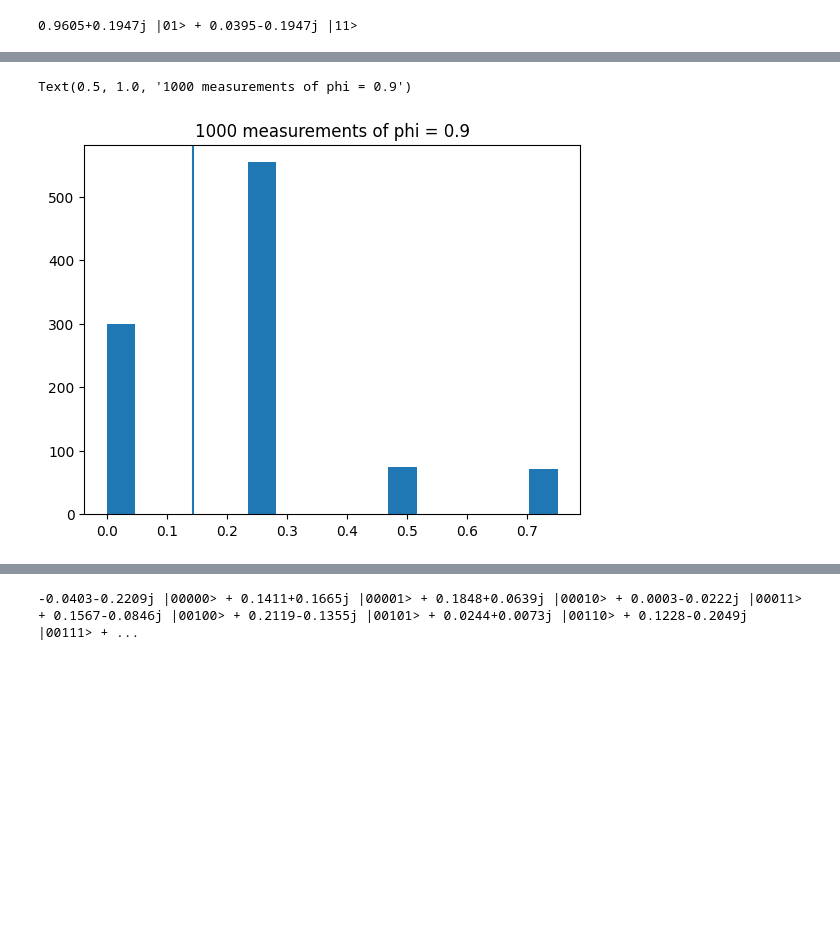
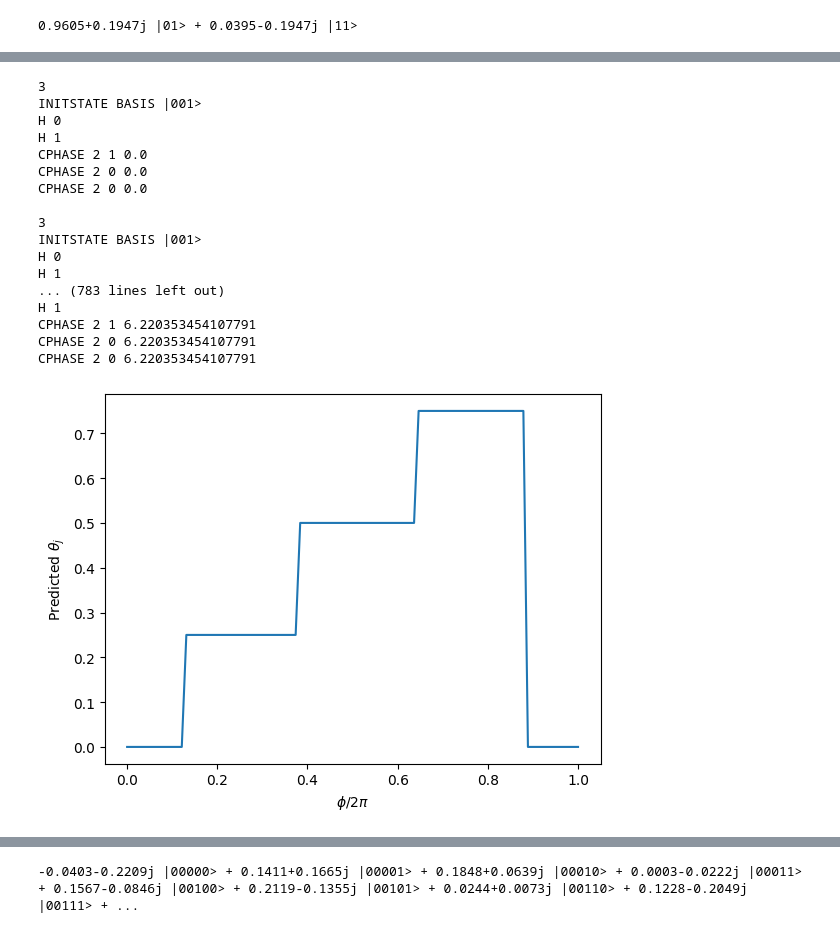
Before and after one commit to Goldartfrog/ComputationalPhysics, a Jupyter notebook: Project 1/qubits.ipynb, the cells around one changed output, grey strips where cells are left out. Drawn from its saved outputs; the diff is of its cells as text; code cells hidden in the pictures; blank space fills up the shorter version.

```diff
--- a/Project 1/qubits.ipynb
+++ b/Project 1/qubits.ipynb
@@ -401,6 +438,10 @@ def Precompile(input):
             output += Swap(a[1], a[2])
         if (a[0] == "REVERSE"):
             output += Reverse(int(a[1]), int(a[2]))
+        if (a[0] == "CxyModN"):
+            output += i + "\n"
+        if (a[0] == "xyModN"):
+            output += i + "\n"
     return output
 # %%
 # Functions for generating circuits:
@@ -910,27 +869,30 @@ MEASURE
-# %%
-phi = 0.1432394487827058 * 2 * np.pi
-moreExactPhaseEstimation = f'''
-3
-INITSTATE BASIS |001>
-H 0
-H 1
-CPHASE 2 1 {phi}
-CPHASE 2 0 {phi}
-CPHASE 2 0 {phi}
-H 0
-CPHASE 1 0 {-np.pi/2}
-H 1
-SWAP 0 1
-MEASURE'''
-measures = S.ReadAndProcessString(Precompile(moreExactPhaseEstimation), measures=1000)
-measures = [int(m[:-1], 2)/4 for m in measures]
-fig, ax = plt.subplots(1)
-ax.hist(measures, bins=16)
-ax.axvline(0.1432394487827058)
-ax.set_title(f"1000 measurements of phi = {phi}")
-# %% [output]
-Text(0.5, 1.0, '1000 measurements of phi = 0.9')
-[figure, removed]
+# %%
+# Run all the plots
+# makePlotofThetaPrediction(1)
+# MakeHistogramOfTheta(1)
+makePlotofThetaPrediction(2)
+# MakeHistogramOfTheta(2)
+# makePlotofThetaPrediction(6)
+# MakeHistogramOfTheta(6)
+# %% [output]
+3
+INITSTATE BASIS |001>
+H 0
+H 1
+CPHASE 2 1 0.0
+CPHASE 2 0 0.0
+CPHASE 2 0 0.0
+
+3
+INITSTATE BASIS |001>
+H 0
+H 1
+... (783 lines left out)
+H 1
+CPHASE 2 1 6.220353454107791
+CPHASE 2 0 6.220353454107791
+CPHASE 2 0 6.220353454107791
+[figure, added]
 # %%
 QFTtest = f'''
 3
```
Also changed, not shown: parts of 30 cells of this notebook, 1 other file.
